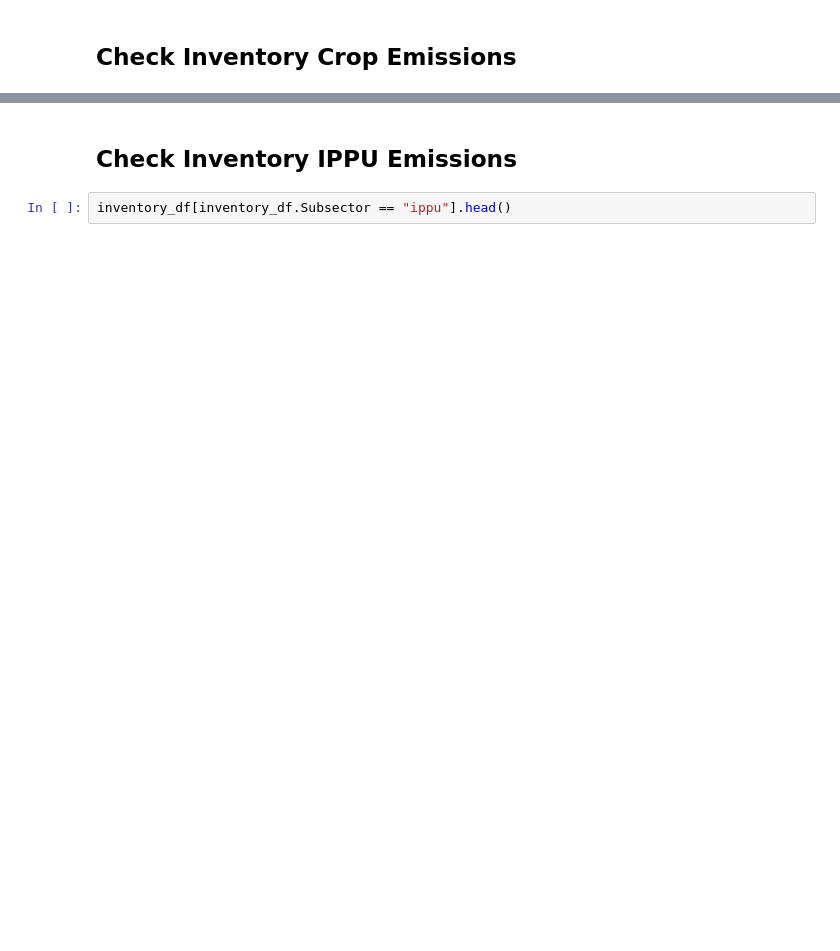
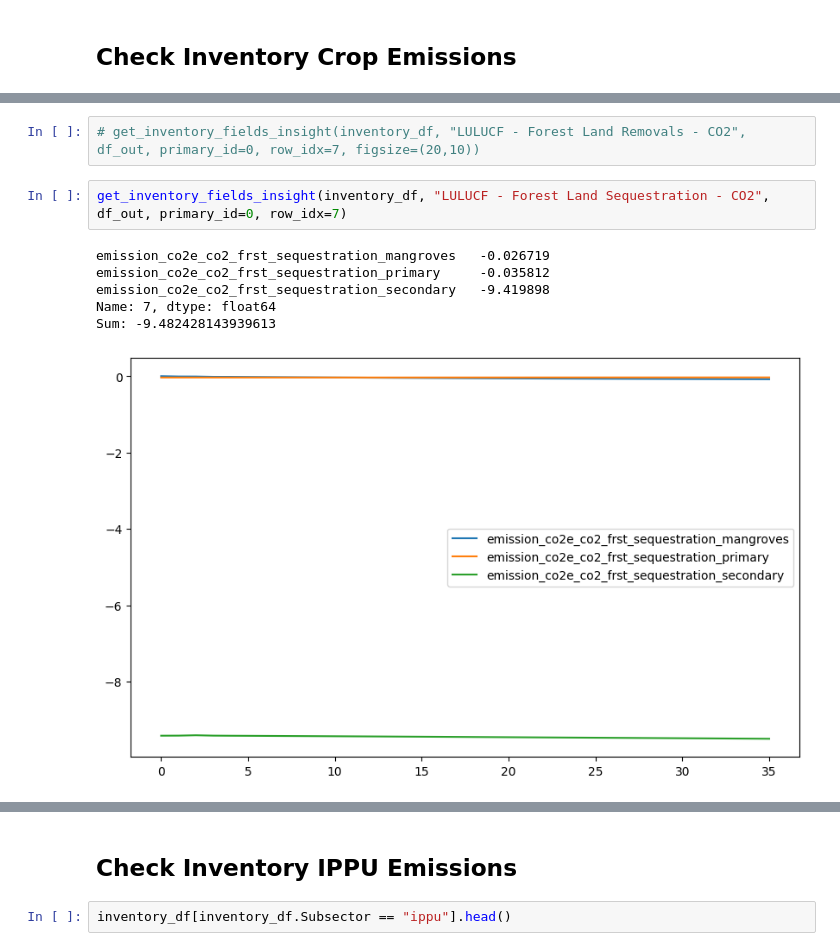
Before and after one commit to sisepuede-framework/ssp_bulgaria, a Jupyter notebook: ssp_modeling/notebooks/bulgaria_manager_wb_wem_wam.ipynb, the cells around one changed output, grey strips where cells are left out. Cells and saved outputs as stored; diff of their text form; blank space fills up the shorter version.

```diff
--- a/ssp_modeling/notebooks/bulgaria_manager_wb_wem_wam.ipynb
+++ b/ssp_modeling/notebooks/bulgaria_manager_wb_wem_wam.ipynb
@@ -1479,0 +1667,11 @@ Name: 7, dtype: float64
+# %%
+# get_inventory_fields_insight(inventory_df, "LULUCF - Forest Land Removals - CO2", df_out, primary_id=0, row_idx=7, figsize=(20,10))
+# %%
+get_inventory_fields_insight(inventory_df, "LULUCF - Forest Land Sequestration - CO2", df_out, primary_id=0, row_idx=7)
+# %% [output]
+emission_co2e_co2_frst_sequestration_mangroves   -0.026719
+emission_co2e_co2_frst_sequestration_primary     -0.035812
+emission_co2e_co2_frst_sequestration_secondary   -9.419898
+Name: 7, dtype: float64
+Sum: -9.482428143939613
+[figure, added]
```
Also changed, not shown: parts of 50 cells of this notebook.
